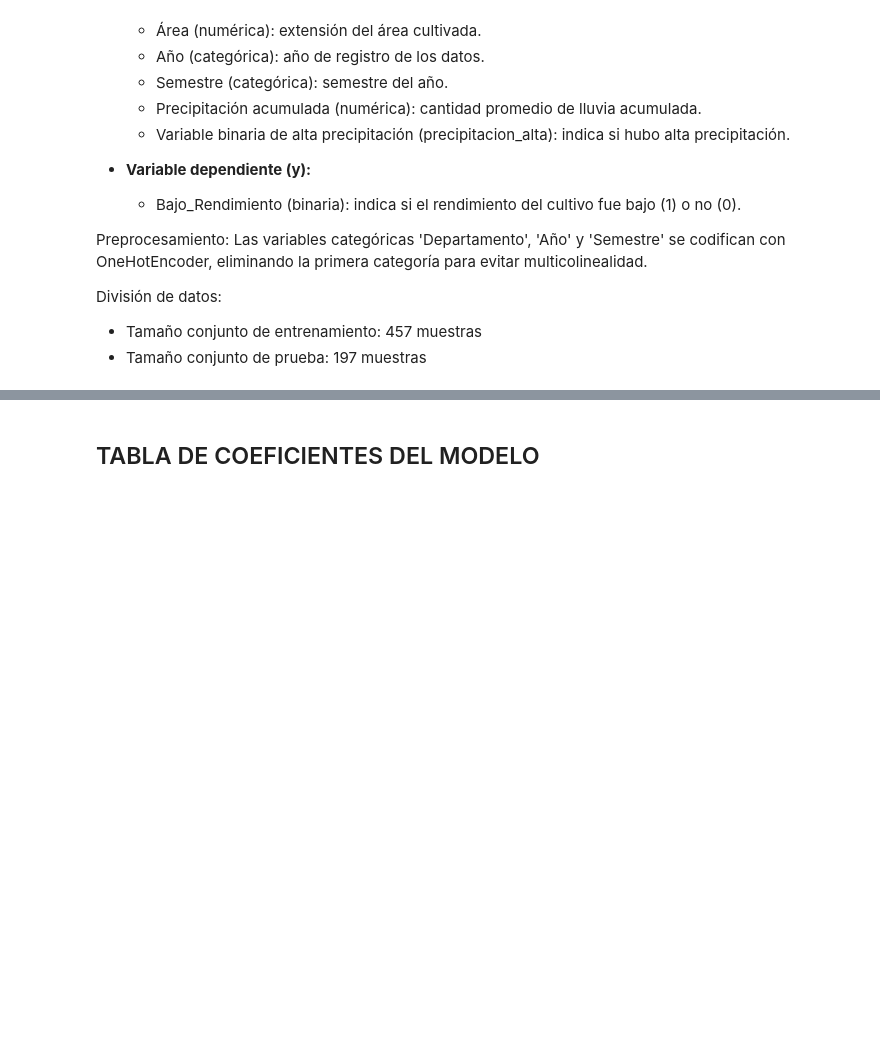
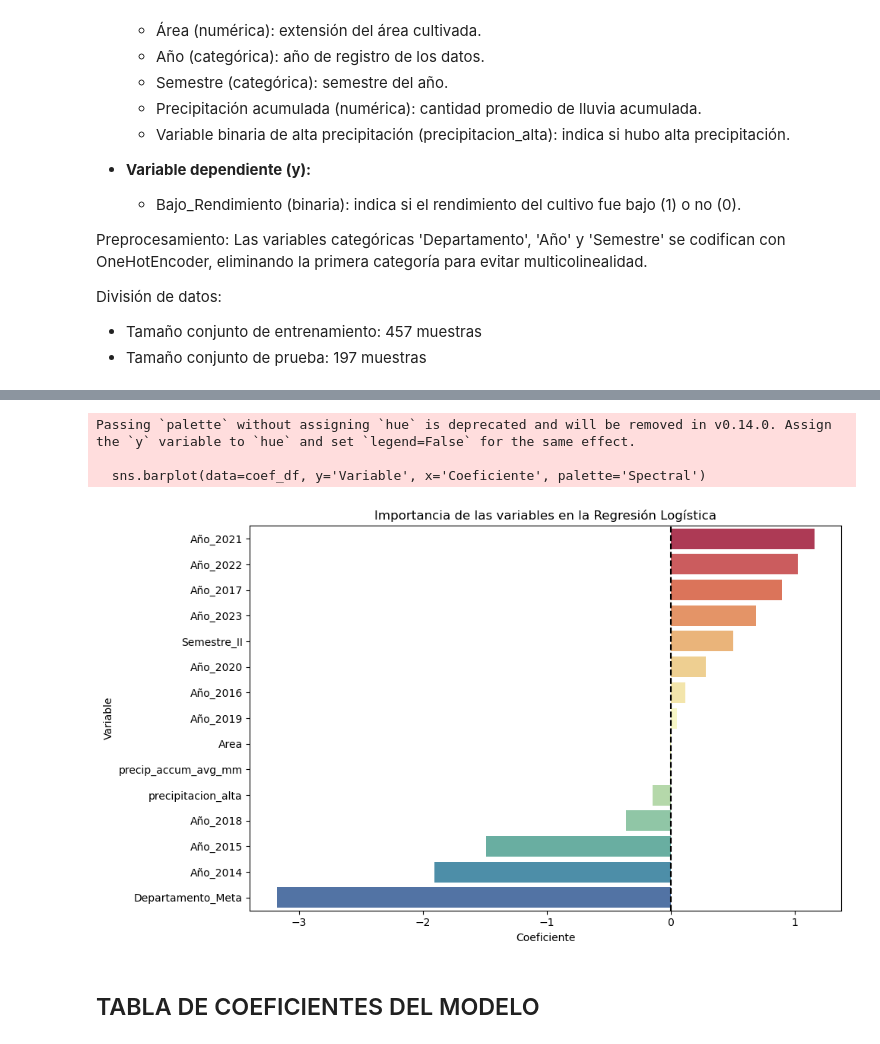
Before and after one commit to Pruizf0310/AnalisisGeoE, a Jupyter notebook: Trabajo_Final/Aptitudarrocera.ipynb, the cells around one changed output, grey strips where cells are left out. Cells and saved outputs as stored; diff of their text form; code cells hidden in the pictures; blank space fills up the shorter version.

```diff
--- a/Trabajo_Final/Aptitudarrocera.ipynb
+++ b/Trabajo_Final/Aptitudarrocera.ipynb
@@ -640,3 +465,30 @@ plt.show()
+# %%
+# Obtener nombres de variables codificadas
+ohe = preprocessor.named_transformers_['cat']
+categorical_names = ohe.get_feature_names_out(['Departamento', 'Año', 'Semestre'])
+
+# Juntar todos los nombres de columnas: categóricas codificadas + numéricas
+feature_names = list(categorical_names) + ['Area', 'precip_accum_avg_mm', 'precipitacion_alta']
+
+# Extraer coeficientes del modelo
+coeffs = modelo.coef_[0]
+
+# Crear DataFrame para visualización
+coef_df = pd.DataFrame({'Variable': feature_names, 'Coeficiente': coeffs})
+coef_df = coef_df.sort_values(by='Coeficiente', ascending=False)
+
+# Graficar
+plt.figure(figsize=(10, 6))
+sns.barplot(data=coef_df, y='Variable', x='Coeficiente', palette='Spectral')
+plt.title("Importancia de las variables en la Regresión Logística")
+plt.axvline(0, color='black', linestyle='--')
+plt.tight_layout()
+plt.show()
+# %% [output]
+Passing `palette` without assigning `hue` is deprecated and will be removed in v0.14.0. Assign the `y` variable to `hue` and set `legend=False` for the same effect.
+
+  sns.barplot(data=coef_df, y='Variable', x='Coeficiente', palette='Spectral')
+[figure, added]
 # %% [markdown]
 ## TABLA DE COEFICIENTES DEL MODELO
 # %%
```
Also changed, not shown: parts of 41 cells of this notebook, 29 other files.
